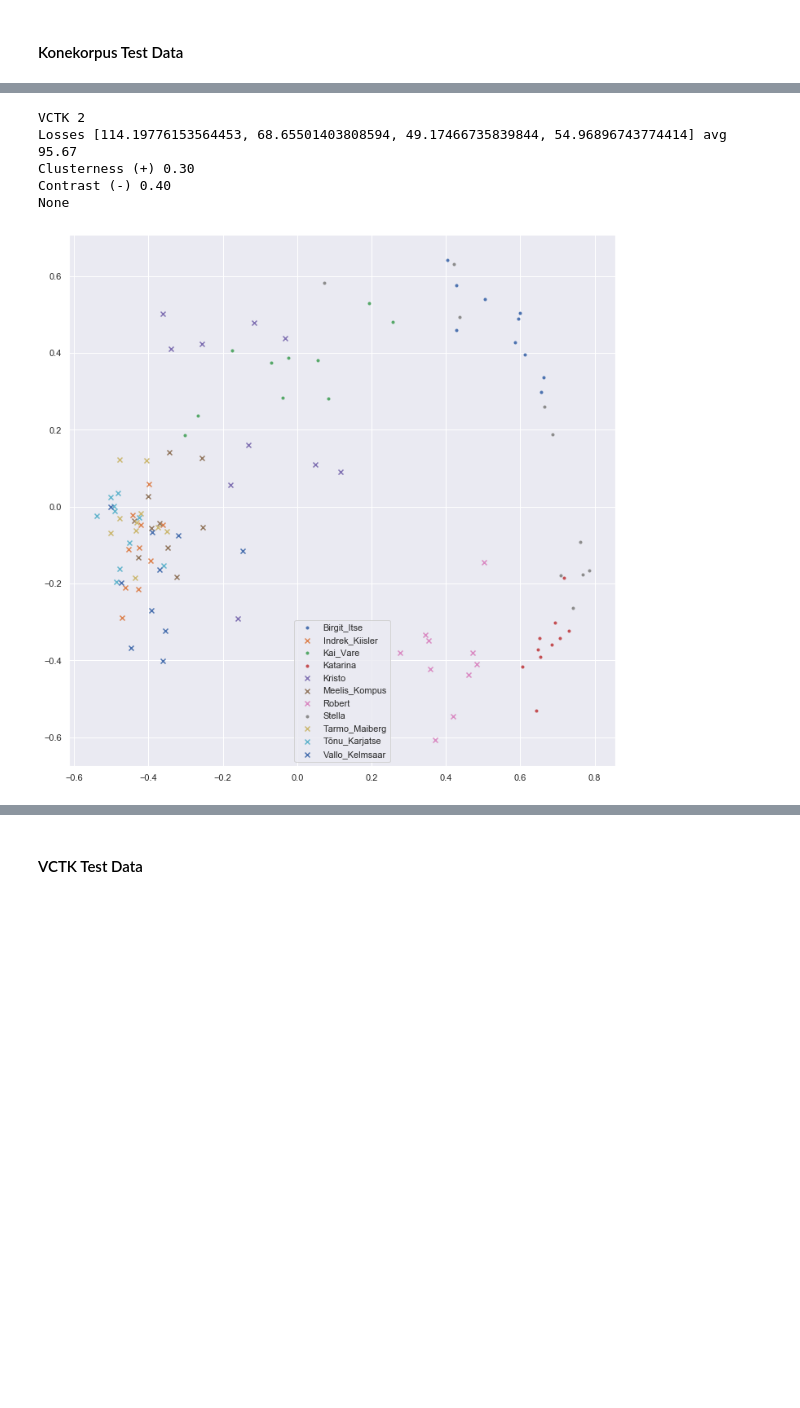
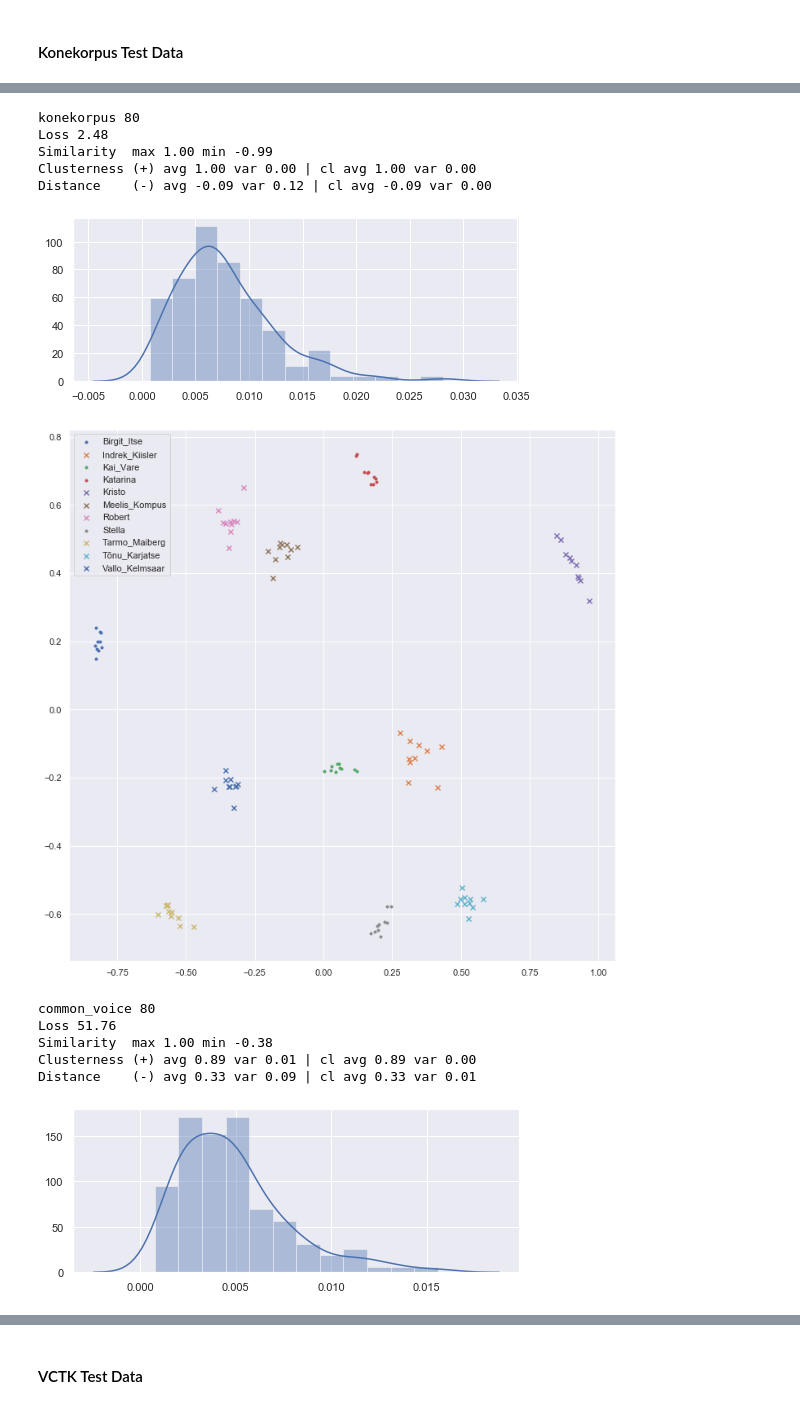
Before and after one commit to GeronimoOM/multi-speaker-tacotron2, a Jupyter notebook: speaker_encoder.ipynb, the cells around one changed output, grey strips where cells are left out. Saved outputs shown, nothing was run; the diff lists cells and outputs as text; code cells hidden in the pictures; blank space fills up the shorter version.

```diff
--- a/speaker_encoder.ipynb
+++ b/speaker_encoder.ipynb
@@ -59,15 +67,0 @@ def pca_plot(embeddings, labels, genders=None):
-# %%
-from sklearn.metrics.pairwise import linear_kernel
-
-def embedding_stats(embeddings, N, M):
-    losses = [SpeakerEncoderLoss(N, M, w, -5.0)(embeddings, None).item()
-              for w in [5.0, 10.0, 20.0, 40.0]]
-    S = linear_kernel(embeddings)
-    C = [S[j*M:j*(M+1), j*M:j*(M+1)] for j in range(N)]
-    C_sum = sum([c.sum() for c in C])
-    clusterness = C_sum / (N*M*M)
-    contrast = (S.sum() - C_sum) / (N*(N-1)*M*M)
-
-    print('Losses', losses, 'avg', format(sum(losses)/3, '.2f'))
-    print('Clusterness (+)', format(clusterness, '.2f'))
-    print('Contrast (-)', format(contrast, '.2f'))
@@ -89,9 +116,5 @@ test_common_voice.head()
 # %%
-konekorpus_speakers = ["Meelis_Kompus", "Tarmo_Maiberg", "Birgit_Itse", "Vallo_Kelmsaar", "Indrek_Kiisler",
-                       "Tõnu_Karjatse", "Kai_Vare", "Katarina", "Kristo", "Robert", "Stella"]
-
-test_konekorpus = pd.read_csv('/Users/olehmatsuk/Thesis/data_files/new/konekorpus_test.csv')
-test_konekorpus['speaker'] = test_konekorpus['speaker'].apply(lambda s: konekorpus_speakers[s])
+test_konekorpus = pd.read_csv('/Users/olehmatsuk/Thesis/data_files/konekorpus_test.csv')
 test_konekorpus.head()
 # %% [output]
 |  | text | audio | mel | mel_len | speaker |
@@ -171,0 +212,6 @@ test_konekorpus_sample.shape, test_vctk_sample.shape
+# %%
+def run_test_konekorpus(model):
+    embeddings_konekorpus = get_embeddings(model, test_konekorpus_sample, konekorpus_dir)
+    embedding_stats(embeddings_konekorpus, 11, 10)
+    pca_plot(embeddings_konekorpus, test_konekorpus_sample['speaker'], konekorpus_speakers_genders)
+    plt.show()
@@ -196,2 +242,15 @@ model_v2 = load_model(checkpoint_path)
+# %%
+models = {
+    'konekorpus 80': '/Users/olehmatsuk/Thesis/runs/speaker_k_Jul04_23_08_52/checkpoint_80000',
+    'common_voice 80':  '/Users/olehmatsuk/Thesis/runs/speaker_c_Jul04_23_05_50/checkpoint_80000',
+    'common_voice 140': '/Users/olehmatsuk/Thesis/runs/speaker_c_Jul04_23_05_50/checkpoint_140000',
+    'common_voice 196': '/Users/olehmatsuk/Thesis/runs/speaker_c_Jul04_23_05_50/checkpoint_196000',
+    'common_voice + konekorpus 80':  '/Users/olehmatsuk/Thesis/runs/speaker_ck_Jul04_23_23_32/checkpoint_80000',
+    'common_voice + konekorpus 140': '/Users/olehmatsuk/Thesis/runs/speaker_ck_Jul04_23_23_32/checkpoint_140000',
+    'common_voice + konekorpus 180': '/Users/olehmatsuk/Thesis/runs/speaker_ck_Jul04_23_23_32/checkpoint_180000',
+    'vctk 80':  '/Users/olehmatsuk/Thesis/runs/speaker_v_Jul04_23_05_50/checkpoint_80000',
+    'vctk 140': '/Users/olehmatsuk/Thesis/runs/speaker_v_Jul04_23_05_50/checkpoint_140000',
+    'vctk 216': '/Users/olehmatsuk/Thesis/runs/speaker_v_Jul04_23_05_50/checkpoint_216000',
+}
 # %% [markdown]
 #### Konekorpus Test Data
@@ -233,12 +257,19 @@ None
-# %%
-print('VCTK 2')
-embeddings_konekorpus = get_embeddings(model_v2, test_konekorpus_sample, konekorpus_dir)
-embedding_stats(embeddings_konekorpus, 11, 10)
-pca_plot(embeddings_konekorpus, test_konekorpus_sample['speaker'], konekorpus_speakers_genders)
-# %% [output]
-VCTK 2
-Losses [114.19776153564453, 68.65501403808594, 49.17466735839844, 54.96896743774414] avg 95.67
-Clusterness (+) 0.30
-Contrast (-) 0.40
-None
-[figure, removed]
+# %%
+for name, checkpoint in models.items():
+    model = load_model(checkpoint)
+    print(name)
+    run_test_konekorpus(model)
+# %% [output]
+konekorpus 80
+Loss 2.48
+Similarity  max 1.00 min -0.99
+Clusterness (+) avg 1.00 var 0.00 | cl avg 1.00 var 0.00
+Distance    (-) avg -0.09 var 0.12 | cl avg -0.09 var 0.00
+[figure, added]
+[figure, added]
+common_voice 80
+Loss 51.76
+Similarity  max 1.00 min -0.38
+Clusterness (+) avg 0.89 var 0.01 | cl avg 0.89 var 0.00
+Distance    (-) avg 0.33 var 0.09 | cl avg 0.33 var 0.01
+[figure, added]
```
Also changed, not shown: parts of 31 cells of this notebook, 2 other files.
